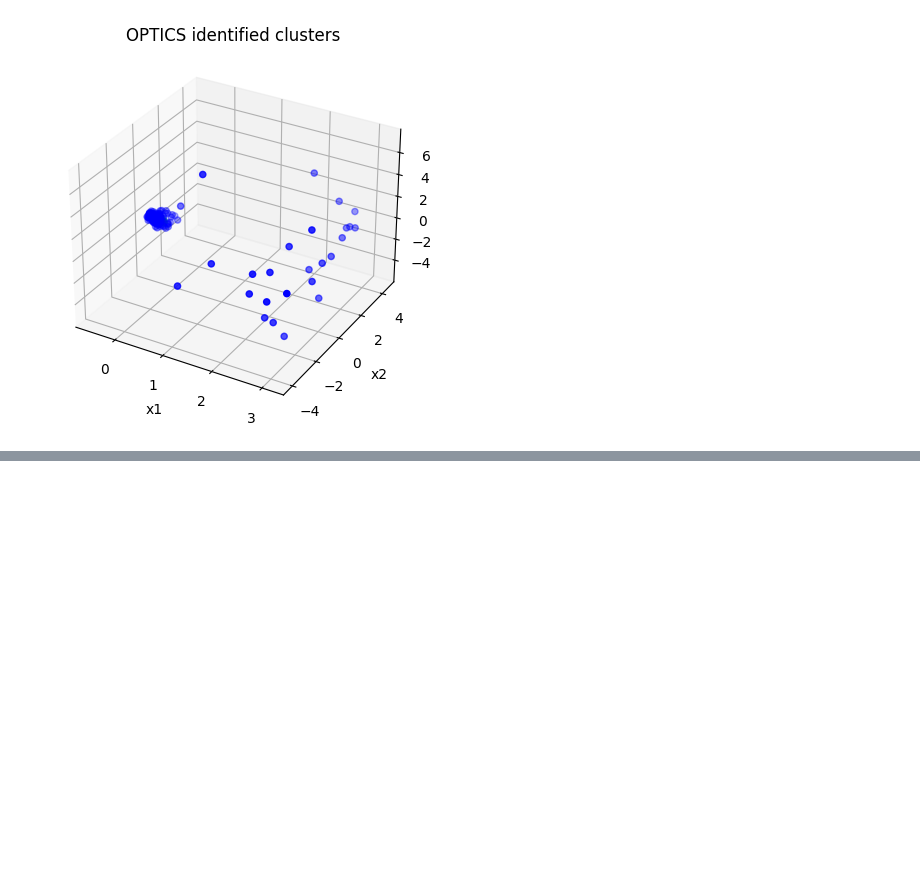
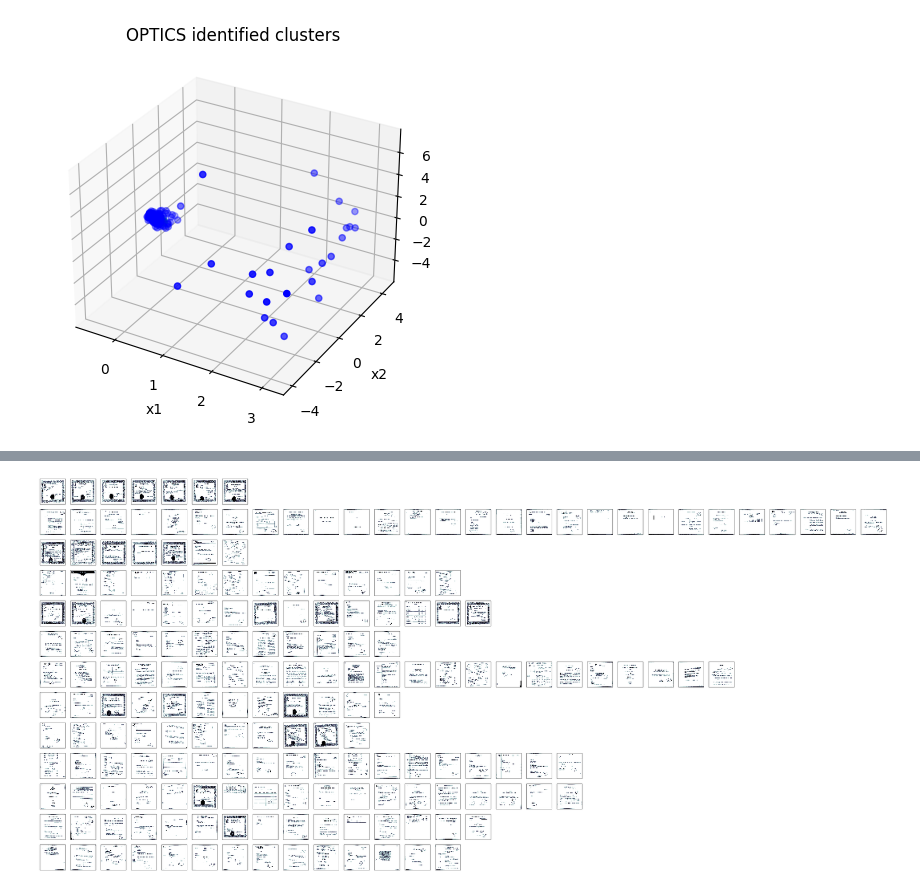
Before and after one commit to KlaraGtknst/topic-analysis-text-data, a Jupyter notebook: image_clustering.ipynb, the cells around one changed output, grey strips where cells are left out. Cells and saved outputs as stored; diff of their text form; code cells hidden in the pictures; blank space fills up the shorter version.

```diff
--- a/image_clustering.ipynb
+++ b/image_clustering.ipynb
@@ -539,0 +607,20 @@ display_example_images(documents, dbscan_pca_labels)
+# %%
+def display_cluster_content(X_train, labels, max_w, max_h, save=False):
+    classes = np.unique(labels) # index zero is noise
+    n_cols = np.histogram(labels)[0].max()    # number of columns is the maximum number of documents in a cluster
+    n_rows = len(classes)   # number of rows is the number of clusters
+    X = X_train
+    plt.figure(figsize=(2*n_cols,2*n_rows))
+    for i,c in enumerate(classes):  # cluster number c
+        for j,t in enumerate(X[labels==c]):  # document number t
+            plt.subplot(n_rows,n_cols,i*n_cols+j+1)
+            plt.imshow(t.reshape(max_w,max_h), cmap=plt.cm.bone)  # 1d to 2d array
+            plt.xticks([])
+            plt.yticks([])
+    if save:
+        plt.savefig('results/cluster_content.pdf', format='pdf')
+    plt.show()
+# %%
+display_cluster_content(documents_small_before_PCA, cluster_label, max_w_small, max_h_small, save=False)
+# %% [output]
+[figure, added]
```
Also changed, not shown: parts of 12 cells of this notebook.
